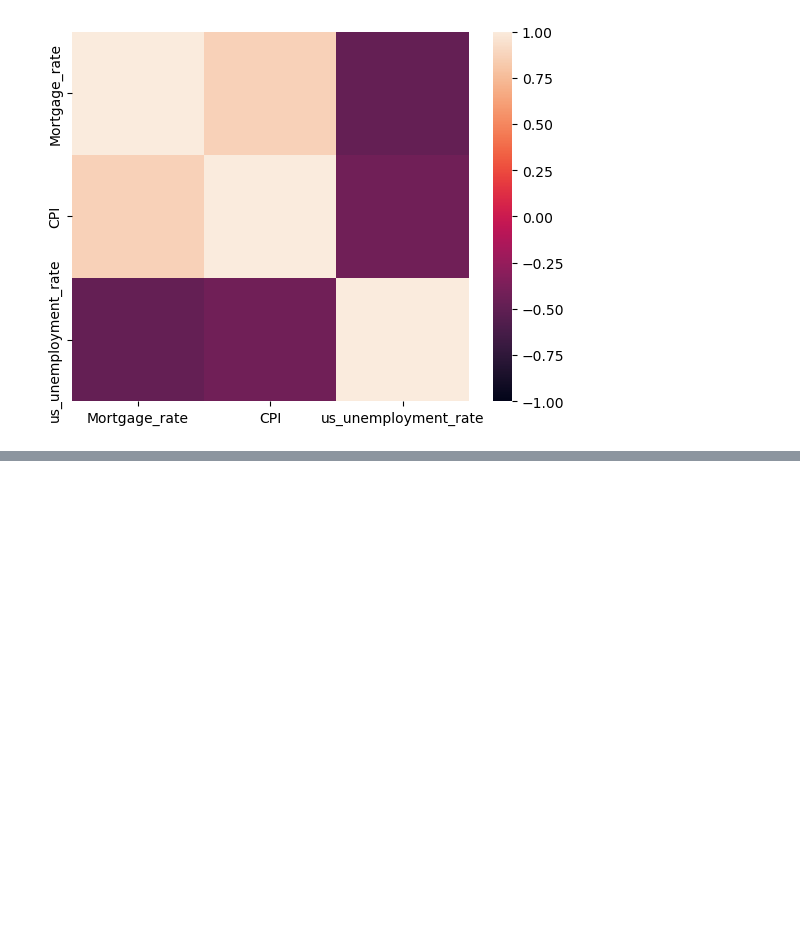
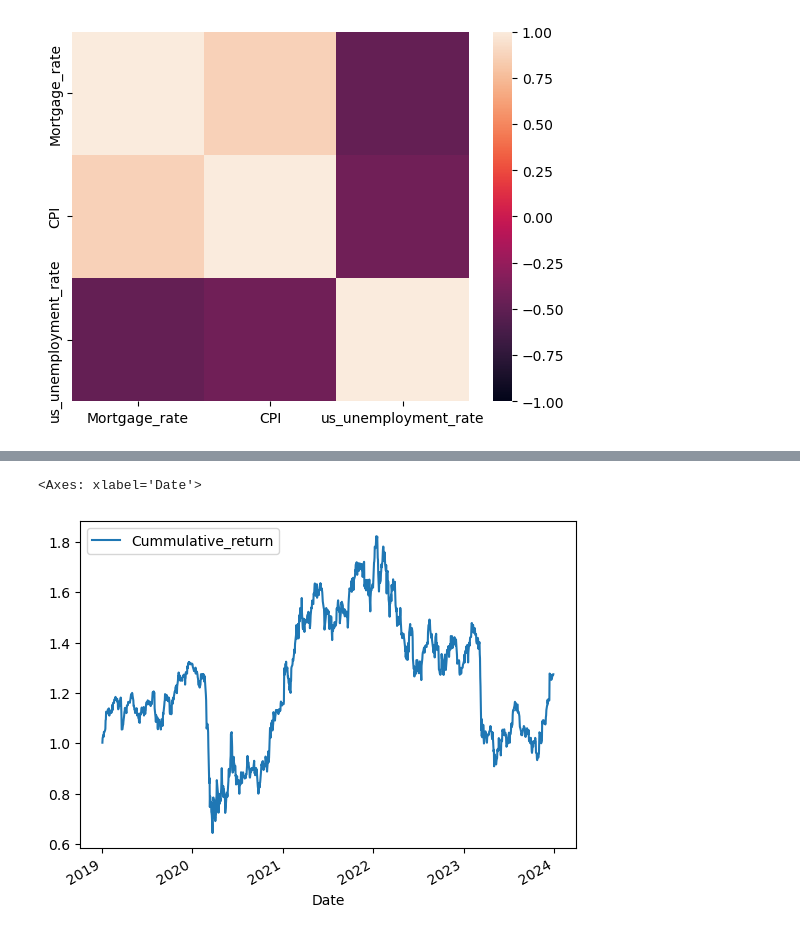
Before and after one commit to justicebangura/Project-1, a Jupyter notebook: economic_data_prep.ipynb, the cells around one changed output, grey strips where cells are left out. Drawn from its saved outputs; the diff is of its cells as text; code cells hidden in the pictures; blank space fills up the shorter version.

```diff
--- a/economic_data_prep.ipynb
+++ b/economic_data_prep.ipynb
@@ -175,0 +235,7 @@ sns.heatmap(rate_correlation, vmin=-1, vmax=1)
+# %%
+ishare_cumulative_returns = (1 + ishare_daily_returns).cumprod()
+ishare_cumulative_returns.rename(columns={'Daily_return': 'Cummulative_return'}, inplace=True)
+ishare_cumulative_returns.plot()
+# %% [output]
+<Axes: xlabel='Date'>
+[figure, added]
```
Also changed, not shown: parts of 9 cells of this notebook, 1 other file.
